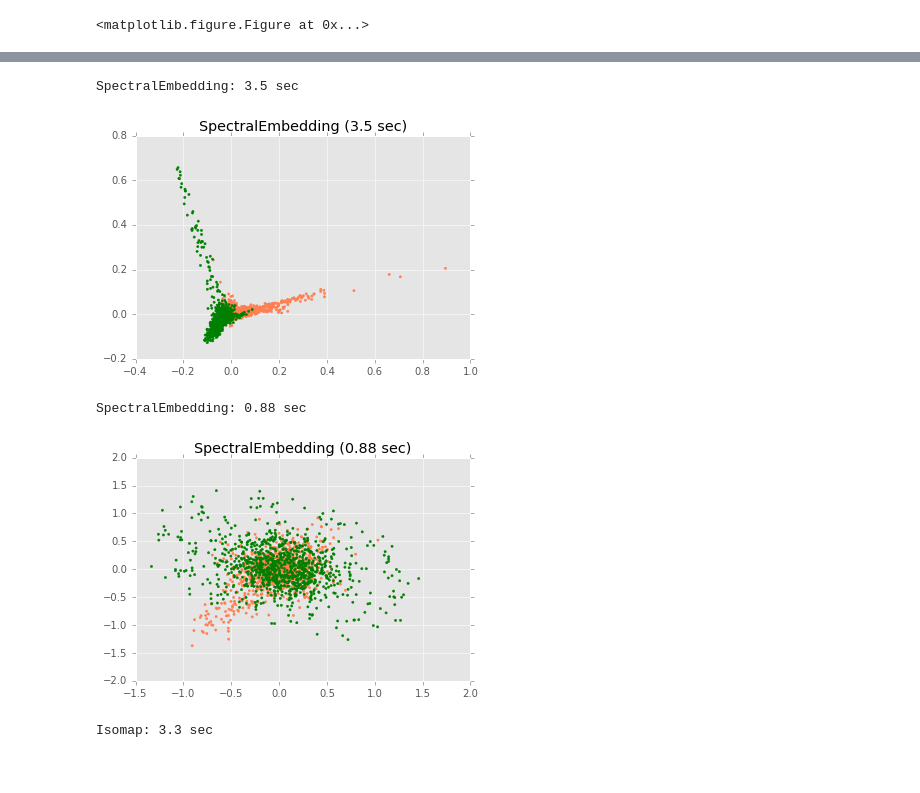
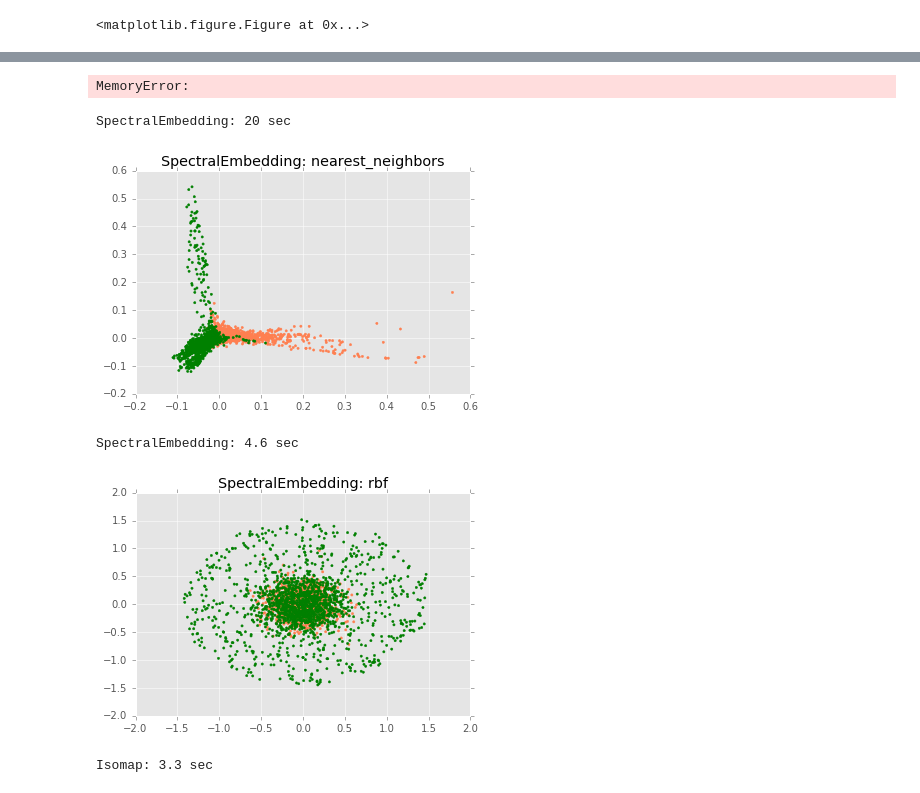
Before and after one commit to shifwang/MyShakeAnalysis, a Jupyter notebook: code/Yun/RF_Manifold_learning.ipynb, the cells around one changed output, grey strips where cells are left out. Saved outputs shown, nothing was run; the diff lists cells and outputs as text; code cells hidden in the pictures.

```diff
--- a/code/Yun/RF_Manifold_learning.ipynb
+++ b/code/Yun/RF_Manifold_learning.ipynb
@@ -411,0 +949,8 @@ sig_score
+# %%
+import pickle
+f1 = open('svm1.pckl', 'rb')
+f0 = open('svm0.pckl', 'rb')
+svm1 = pickle.load(f1)
+svm0 = pickle.load(f0)
+f1.close()
+f0.close()
@@ -426,7 +1037,7 @@ Axes3D
 n_points = 1000
 X, color = datasets.samples_generator.make_s_curve(n_points, random_state=0)
 n_neighbors = 10
-n_components = 2
+n_components = 4
 # %%
 f1 = open('data1.pckl', 'rb')
 f0 = open('data0.pckl', 'rb')
@@ -444,42 +1084,59 @@ plt.suptitle("Manifold Learning with %i points, %i neighbors"
+# %%
+t0 = time()
+se = manifold.SpectralEmbedding(n_components=n_components,
+                                n_neighbors=n_neighbors,
+                                affinity='rbf')
+Y_rbf = se.fit_transform(X)
+t1 = time()
+print("SpectralEmbedding: %.2g sec" % (t1 - t0))
+ax = fig.add_subplot(259)
+plt.scatter(Y_rbf[:, 0], Y_rbf[:, 1], marker = '.',
+            color = color, cmap=plt.cm.Spectral)
+# [int(i<300) for i in range(X.shape[0])]
+plt.title("SpectralEmbedding: rbf")
+plt.show()
+# %% [output]
+MemoryError:
 # %%
-len0 = 1000
-len1 = 1000
+### original data source
+len0 = 2000
+len1 = len(data1)
 X = np.append(data0[:len0,:-1],data1[:len1,:-1],axis=0)
 color = ['coral']*len0 + ['green']*len1
 # %%
 t0 = time()
 se = manifold.SpectralEmbedding(n_components=n_components,
                                 n_neighbors=n_neighbors,
                                 affinity='nearest_neighbors')
-Y = se.fit_transform(X)
+Y_nn = se.fit_transform(X)
 t1 = time()
 print("SpectralEmbedding: %.2g sec" % (t1 - t0))
 ax = fig.add_subplot(259)
-plt.scatter(Y[:, 0], Y[:, 1], marker = '.',
+plt.scatter(Y_nn[:, 0], Y_nn[:, 1], marker = '.',
             color = color, cmap=plt.cm.Spectral)
 # [int(i<300) for i in range(X.shape[0])]
-plt.title("SpectralEmbedding (%.2g sec)" % (t1 - t0))
+plt.title("SpectralEmbedding: nearest_neighbors")
 plt.show()
 
 
 t0 = time()
 se = manifold.SpectralEmbedding(n_components=n_components,
                                 n_neighbors=n_neighbors,
                                 affinity='rbf')
-Y = se.fit_transform(X)
+Y_rbf = se.fit_transform(X)
 t1 = time()
 print("SpectralEmbedding: %.2g sec" % (t1 - t0))
 ax = fig.add_subplot(259)
-plt.scatter(Y[:, 0], Y[:, 1], marker = '.',
+plt.scatter(Y_rbf[:, 0], Y_rbf[:, 1], marker = '.',
             color = color, cmap=plt.cm.Spectral)
 # [int(i<300) for i in range(X.shape[0])]
-plt.title("SpectralEmbedding (%.2g sec)" % (t1 - t0))
+plt.title("SpectralEmbedding: rbf")
 plt.show()
 # %% [output]
-SpectralEmbedding: 3.5 sec
+SpectralEmbedding: 20 sec
-[figure, old version]
+[figure, new version]
-SpectralEmbedding: 0.88 sec
+SpectralEmbedding: 4.6 sec
-[figure, old version]
+[figure, new version]
 # %%
 t0 = time()
 Y = manifold.Isomap(n_neighbors, n_components).fit_transform(X)
```
Also changed, not shown: parts of 61 cells of this notebook, 2 other files.
